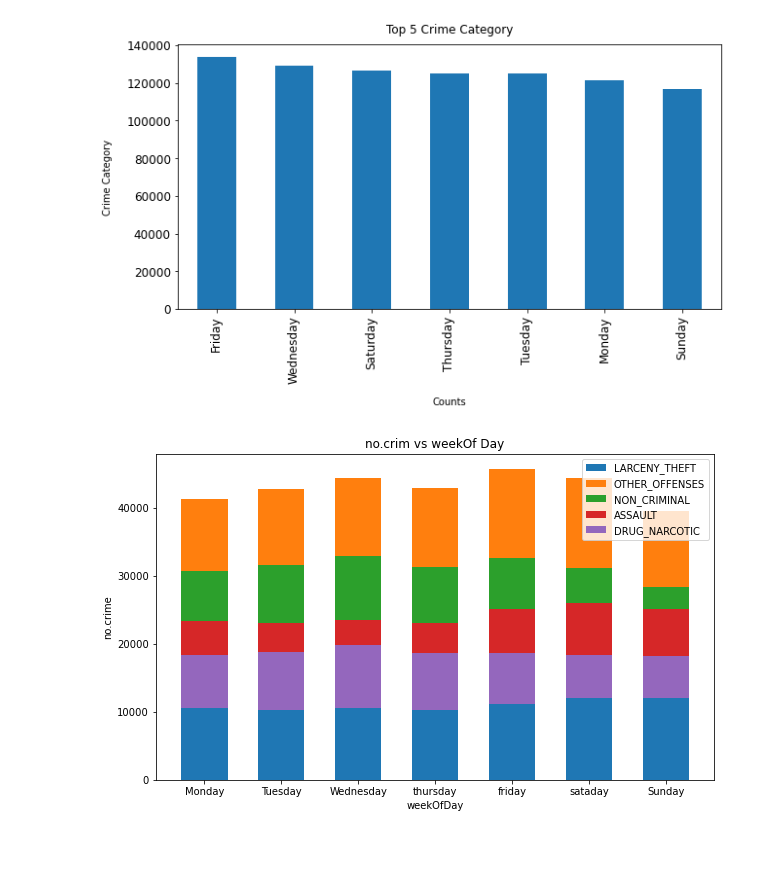
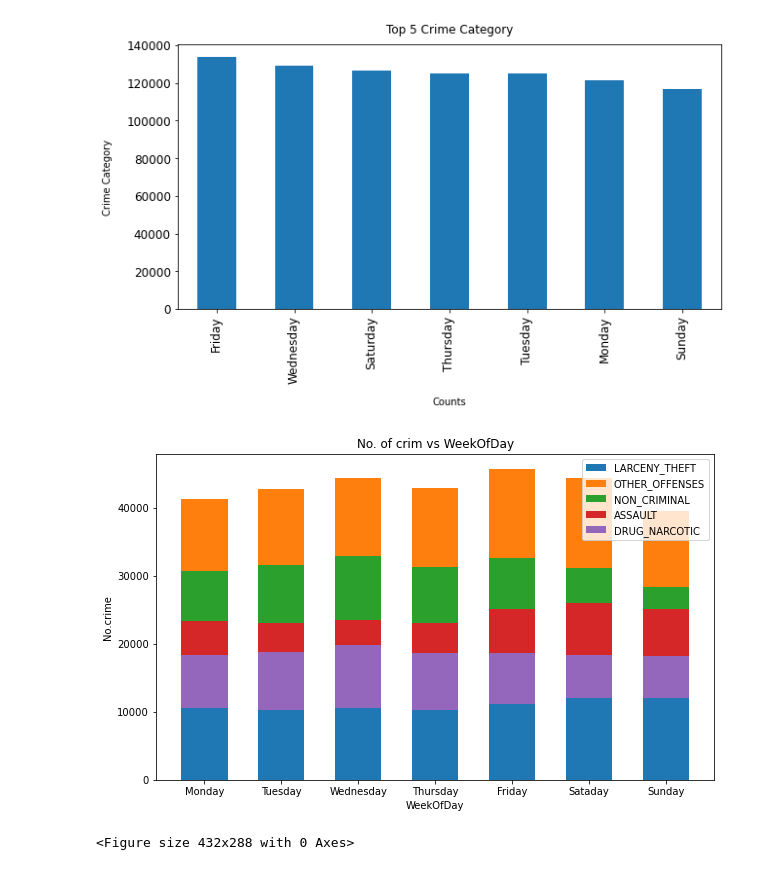
Before and after one commit to Kelvinyu1117/ee4146-group-project, a Jupyter notebook: notebooks/Untitled.ipynb, the cells around one changed output. Saved outputs shown, nothing was run; the diff lists cells and outputs as text; code cells hidden in the pictures.

Commit message:
graph from Ma

```diff
--- a/notebooks/Untitled.ipynb
+++ b/notebooks/Untitled.ipynb
@@ -53,38 +53,40 @@ sun_top5 = sun[sun['Category'].isin(top5)]
 # bar2 = [
 #     plt.bar('tue',tue_top5[0], w, label = tue_top5.index[0]),
 #     plt.bar('tue',tue_top5[1], w, bottom=tue_top5[0], label = tue_top5.index[1]),
 #     plt.bar('tue',tue_top5[2], w, bottom=tue_top5[1], label = tue_top5.index[2])]
 
-x=["Monday", "Tuesday", "Wednesday", "thursday", "friday", "sataday", "Sunday"]
+x=["Monday", "Tuesday", "Wednesday", "Thursday", "Friday", "Sataday", "Sunday"]
 LARCENY_THEFT=[len(mon[mon['Category']=='LARCENY/THEFT']), len(tue[tue['Category']=='LARCENY/THEFT']), len(wed[wed['Category']=='LARCENY/THEFT']), len(thur[thur['Category']=='LARCENY/THEFT']), len(fri[fri['Category']=='LARCENY/THEFT']), len(sat[sat['Category']=='LARCENY/THEFT']), len(sun[sun['Category']=='LARCENY/THEFT'])]
 OTHER_OFFENSES=[len(mon[mon['Category']=='OTHER OFFENSES']), len(tue[tue['Category']=='OTHER OFFENSES']), len(wed[wed['Category']=='OTHER OFFENSES']), len(thur[thur['Category']=='OTHER OFFENSES']), len(fri[fri['Category']=='OTHER OFFENSES']), len(sat[sat['Category']=='OTHER OFFENSES']), len(sun[sun['Category']=='OTHER OFFENSES'])]
 NON_CRIMINAL=[len(mon[mon['Category']=='NON-CRIMINAL']), len(tue[tue['Category']=='NON-CRIMINAL']), len(wed[wed['Category']=='NON-CRIMINAL']), len(thur[thur['Category']=='NON-CRIMINAL']), len(fri[fri['Category']=='NON-CRIMINAL']), len(sat[sat['Category']=='NON-CRIMINAL']), len(sun[sun['Category']=='NON-CRIMINAL'])]
 ASSAULT=[len(mon[mon['Category']=='ASSAULT']), len(tue[tue['Category']=='ASSAULT']), len(wed[wed['Category']=='ASSAULT']), len(thur[thur['Category']=='ASSAULT']), len(fri[fri['Category']=='ASSAULT']), len(sat[sat['Category']=='ASSAULT']), len(sun[sun['Category']=='ASSAULT'])]
 DRUG_NARCOTIC=[len(mon[mon['Category']=='DRUG/NARCOTIC']), len(tue[tue['Category']=='DRUG/NARCOTIC']), len(wed[wed['Category']=='DRUG/NARCOTIC']), len(thur[thur['Category']=='DRUG/NARCOTIC']), len(fri[fri['Category']=='DRUG/NARCOTIC']), len(sat[sat['Category']=='DRUG/NARCOTIC']), len(sun[sun['Category']=='DRUG/NARCOTIC'])]
 
 # bar1 = np.arange(len(x))
 # bar2 = [i+w for i in bar1]
 # bar3 = [i+w for i in bar2]
 # bar4 = [i+w for i in bar3]
 # bar5 = [i+w for i in bar4]
 plt.figure(figsize=(10,6))
 plt.bar(x,LARCENY_THEFT, w, label="LARCENY_THEFT")
 plt.bar(x,OTHER_OFFENSES, w, bottom=LARCENY_THEFT, label="OTHER_OFFENSES")
 plt.bar(x,NON_CRIMINAL, w, bottom=OTHER_OFFENSES,label="NON_CRIMINAL")
 plt.bar(x,ASSAULT, w, bottom=NON_CRIMINAL,label="ASSAULT")
 plt.bar(x,DRUG_NARCOTIC, w, bottom=ASSAULT, label="DRUG_NARCOTIC")
 
 # plt.bar(bar1, 0.4)
 # plt.bar(bar2, 0.4)
-plt.xlabel("weekOfDay")
-plt.ylabel("no.crime")
-plt.title("no.crim vs weekOf Day")
+plt.xlabel("WeekOfDay")
+plt.ylabel("No.crime")
+plt.title("No. of crim vs WeekOfDay")
 # plt.xticks(bar1, x)
 
 plt.legend()
 plt.show()
+plt.savefig('No. of crim vs WeekOfDay.png')
 # %% [output]
-[figure, old version]
+[figure, new version]
+<Figure size 432x288 with 0 Axes>
 # %%
 top5=['LARCENY/THEFT','OTHER OFFENSES','NON-CRIMINAL ','ASSAULT ', 'DRUG/NARCOTIC' ]
 
```
Also changed, not shown: parts of 2 cells of this notebook.
